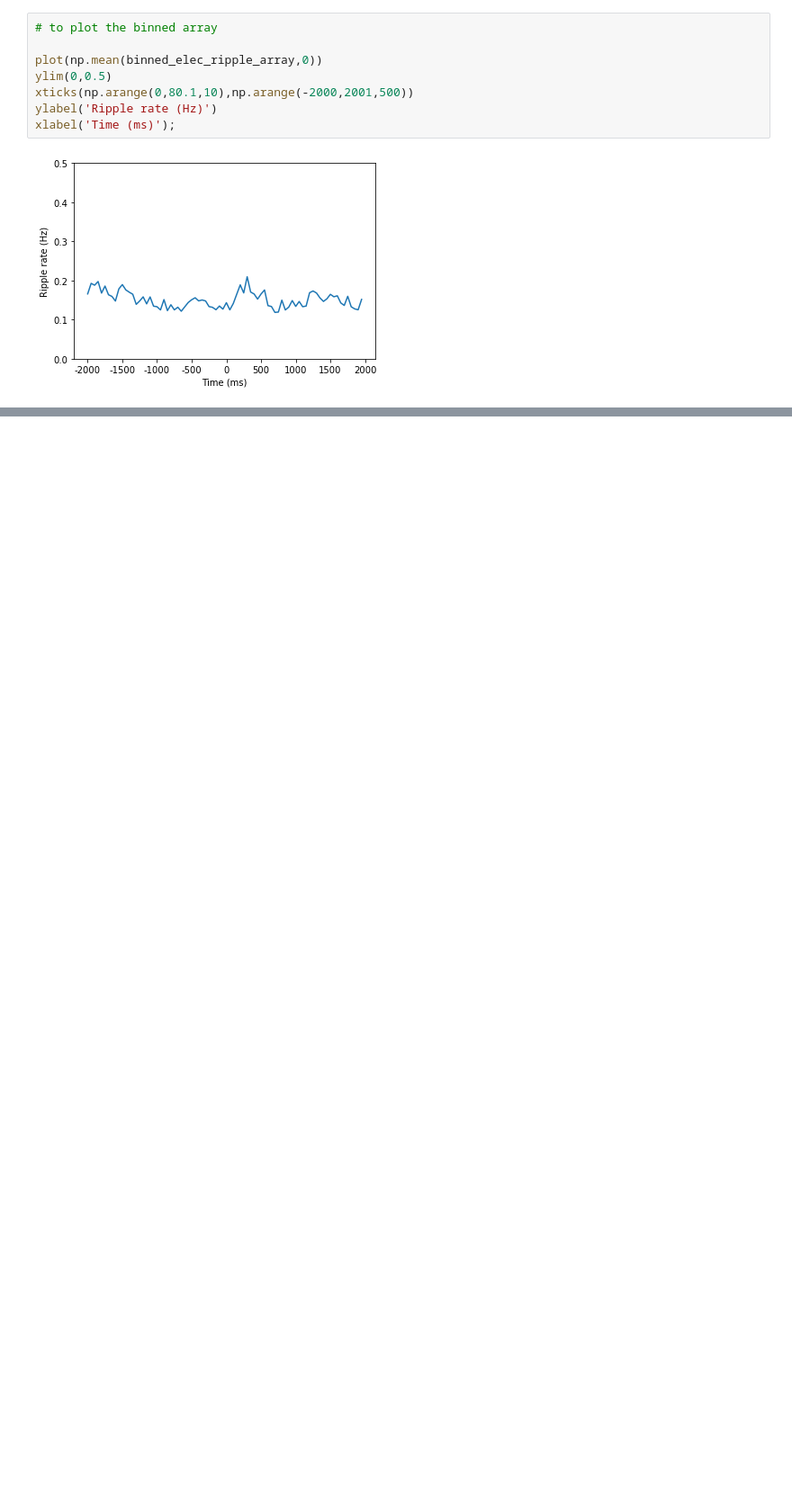
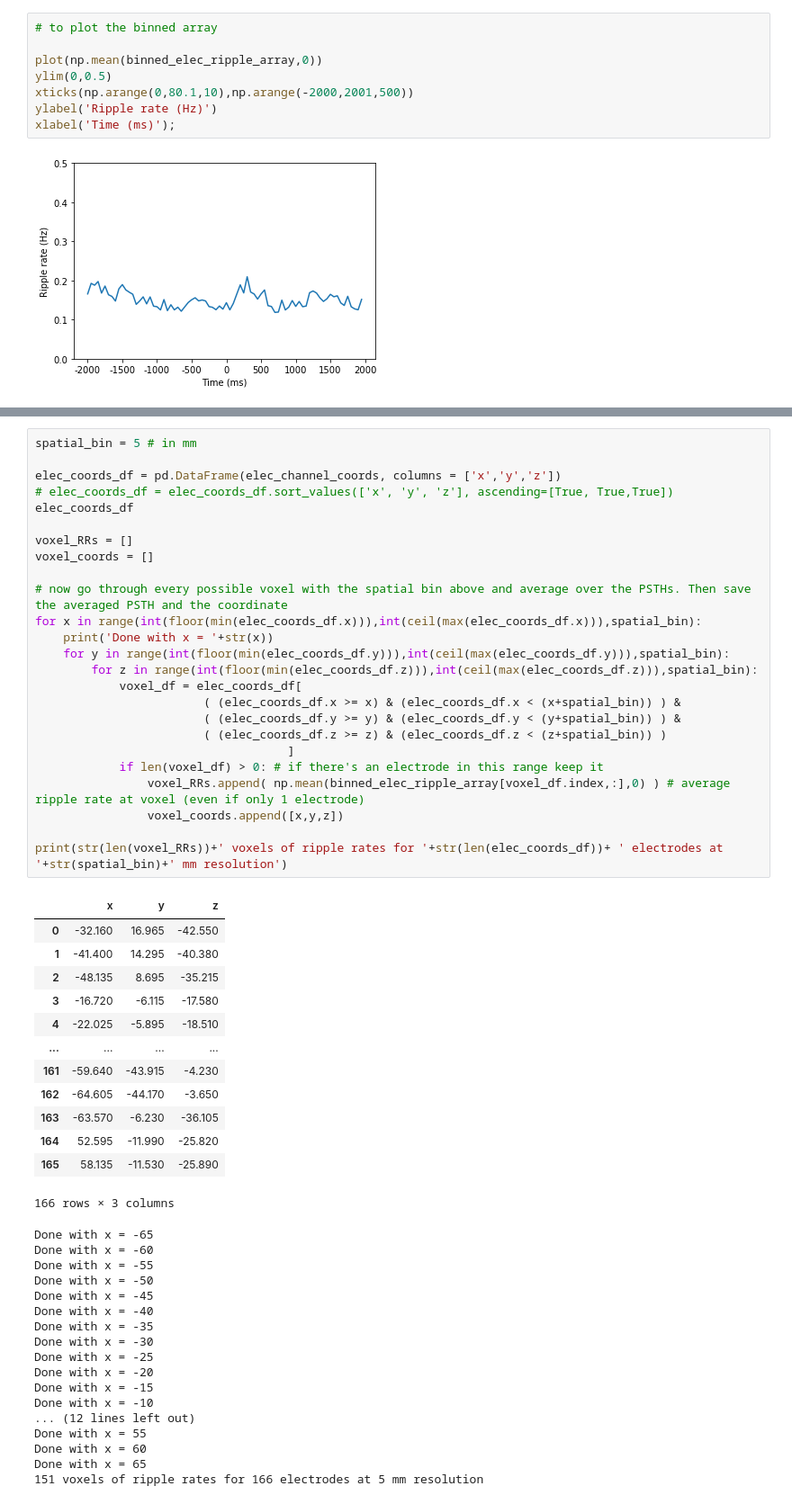
Before and after one commit to jjsakon/SWR, a Jupyter notebook: code/binnedRipplesForVideo.ipynb, the cells around one changed output, grey strips where cells are left out. Shown at 90% size. Drawn from its saved outputs; the diff is of its cells as text; blank space fills up the shorter version.

```diff
--- a/code/binnedRipplesForVideo.ipynb
+++ b/code/binnedRipplesForVideo.ipynb
@@ -343,0 +350,56 @@ xlabel('Time (ms)');
+# %%
+spatial_bin = 5 # in mm
+
+elec_coords_df = pd.DataFrame(elec_channel_coords, columns = ['x','y','z'])
+# elec_coords_df = elec_coords_df.sort_values(['x', 'y', 'z'], ascending=[True, True,True])
+elec_coords_df
+
+voxel_RRs = []
+voxel_coords = []
+
+# now go through every possible voxel with the spatial bin above and average over the PSTHs. Then save the averaged PSTH and the coordinate
+for x in range(int(floor(min(elec_coords_df.x))),int(ceil(max(elec_coords_df.x))),spatial_bin):
+    print('Done with x = '+str(x))
+    for y in range(int(floor(min(elec_coords_df.y))),int(ceil(max(elec_coords_df.y))),spatial_bin):
+        for z in range(int(floor(min(elec_coords_df.z))),int(ceil(max(elec_coords_df.z))),spatial_bin):
+            voxel_df = elec_coords_df[
+                        ( (elec_coords_df.x >= x) & (elec_coords_df.x < (x+spatial_bin)) ) &
+                        ( (elec_coords_df.y >= y) & (elec_coords_df.y < (y+spatial_bin)) ) &
+                        ( (elec_coords_df.z >= z) & (elec_coords_df.z < (z+spatial_bin)) )
+                                    ]
+            if len(voxel_df) > 0: # if there's an electrode in this range keep it
+                voxel_RRs.append( np.mean(binned_elec_ripple_array[voxel_df.index,:],0) ) # average ripple rate at voxel (even if only 1 electrode)
+                voxel_coords.append([x,y,z])
+
+print(str(len(voxel_RRs))+' voxels of ripple rates for '+str(len(elec_coords_df))+ ' electrodes at '+str(spatial_bin)+' mm resolution')
+# %% [output]
+|  | x | y | z |
+| 0 | -32.160 | 16.965 | -42.550 |
+| 1 | -41.400 | 14.295 | -40.380 |
+| 2 | -48.135 | 8.695 | -35.215 |
+| 3 | -16.720 | -6.115 | -17.580 |
+| 4 | -22.025 | -5.895 | -18.510 |
+| ... | ... | ... | ... |
+| 161 | -59.640 | -43.915 | -4.230 |
+| 162 | -64.605 | -44.170 | -3.650 |
+| 163 | -63.570 | -6.230 | -36.105 |
+| 164 | 52.595 | -11.990 | -25.820 |
+| 165 | 58.135 | -11.530 | -25.890 |
+166 rows × 3 columns
+Done with x = -65
+Done with x = -60
+Done with x = -55
+Done with x = -50
+Done with x = -45
+Done with x = -40
+Done with x = -35
+Done with x = -30
+Done with x = -25
+Done with x = -20
+Done with x = -15
+Done with x = -10
+... (12 lines left out)
+Done with x = 55
+Done with x = 60
+Done with x = 65
+151 voxels of ripple rates for 166 electrodes at 5 mm resolution
```
Also changed, not shown: parts of 7 cells of this notebook, 4 other files.
